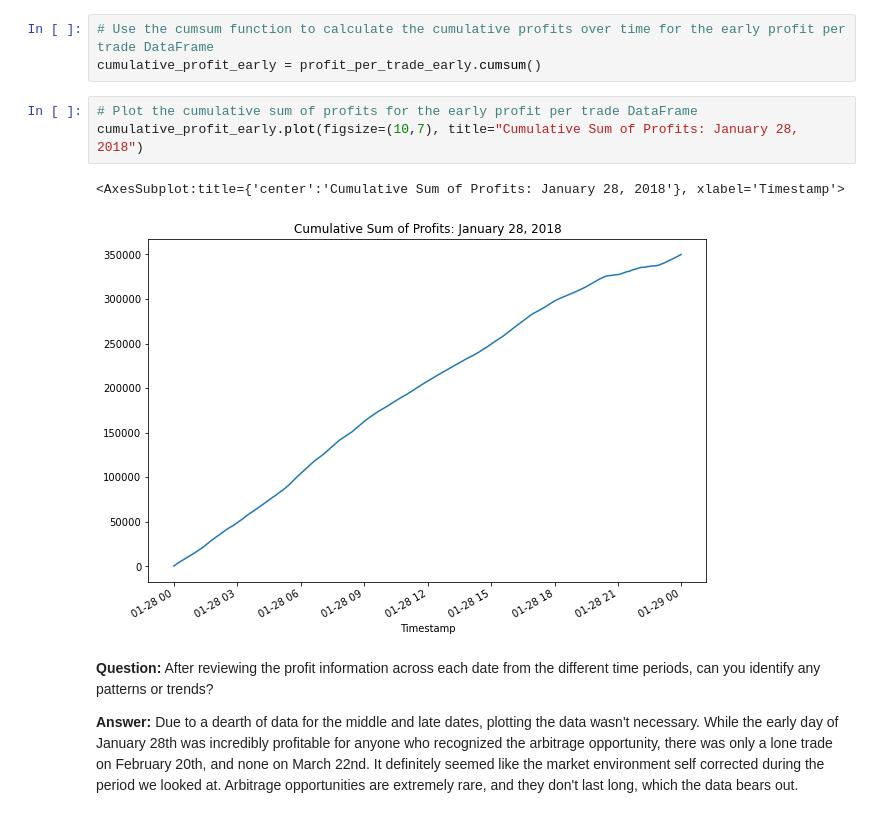
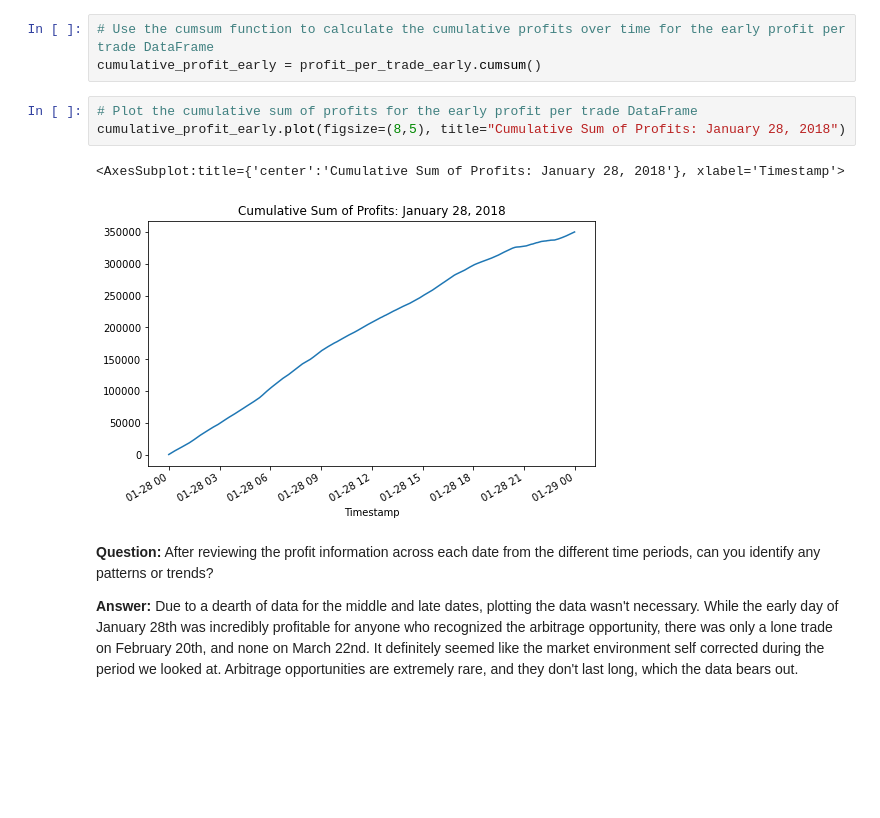
Before and after one commit to Sam-Weiner/Crypto_Arbitrage_Opp_Analysis, a Jupyter notebook: crypto_arbitrage.ipynb, the cells around one changed output. Cells and saved outputs as stored; diff of their text form; blank space fills up the shorter version.

```diff
--- a/crypto_arbitrage.ipynb
+++ b/crypto_arbitrage.ipynb
@@ -729,10 +729,10 @@ total_profit_early
 cumulative_profit_early = profit_per_trade_early.cumsum()
 # %%
 # Plot the cumulative sum of profits for the early profit per trade DataFrame
-cumulative_profit_early.plot(figsize=(10,7), title="Cumulative Sum of Profits: January 28, 2018")
+cumulative_profit_early.plot(figsize=(8,5), title="Cumulative Sum of Profits: January 28, 2018")
 # %% [output]
 <AxesSubplot:title={'center':'Cumulative Sum of Profits: January 28, 2018'}, xlabel='Timestamp'>
-[figure, old version]
+[figure, new version]
 # %% [markdown]
 **Question:** After reviewing the profit information across each date from the different time periods, can you identify any patterns or trends?
 
```
Also changed, not shown: parts of 1 cell of this notebook, 5 other files.
